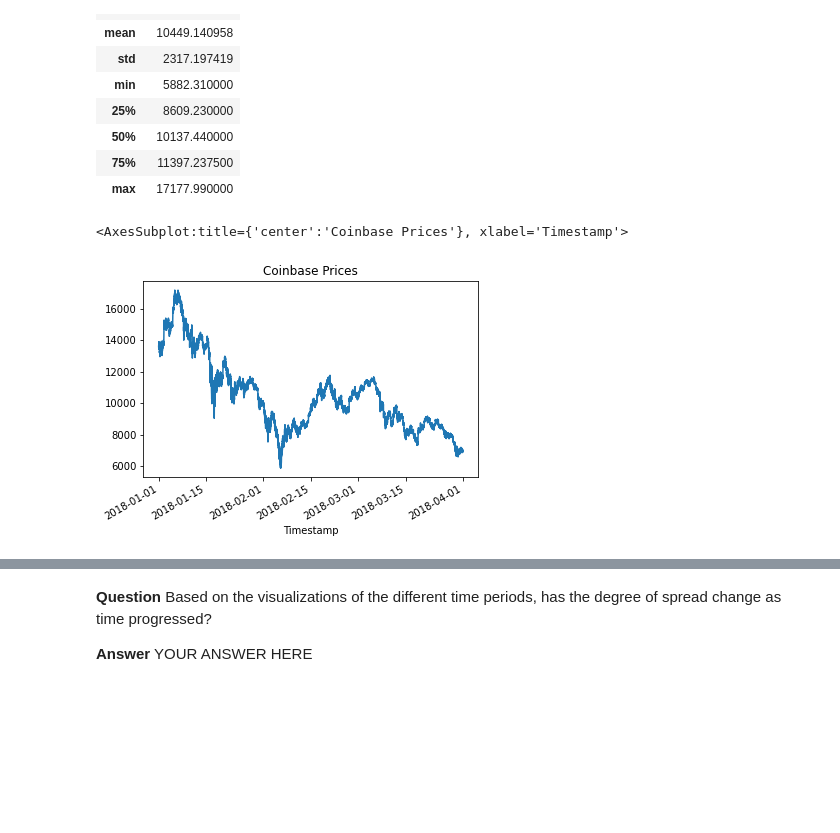
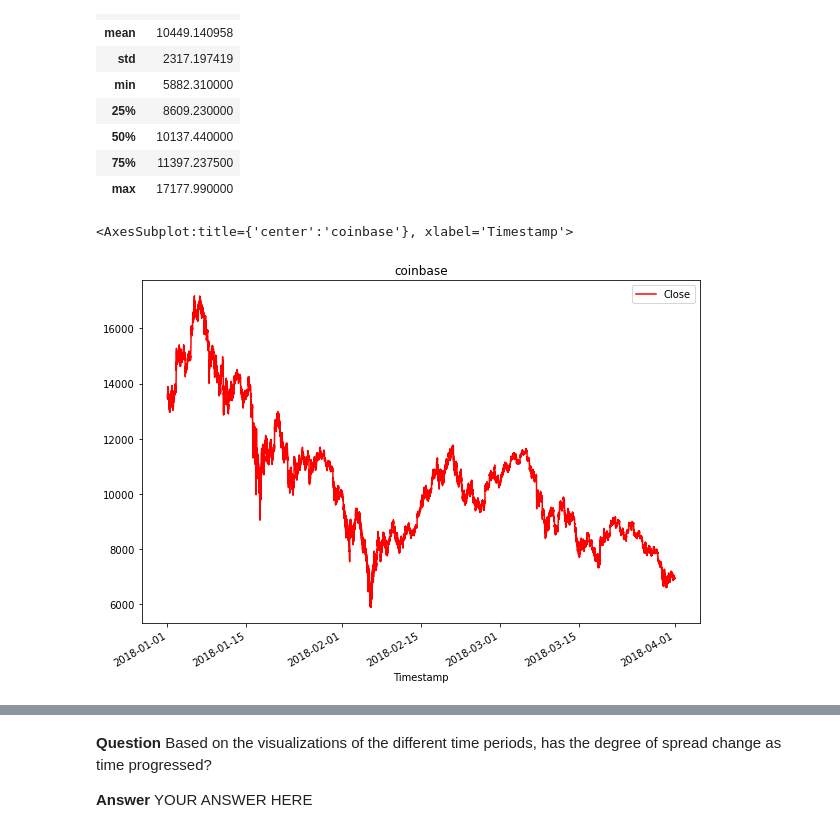
Before and after one commit to Ahmed-Mahjoub/Crypto_arbitrage, a Jupyter notebook: crypto_arbitrage.ipynb, the cells around one changed output, grey strips where cells are left out. Cells and saved outputs as stored; diff of their text form; code cells hidden in the pictures; blank space fills up the shorter version.

```diff
--- a/crypto_arbitrage.ipynb
+++ b/crypto_arbitrage.ipynb
@@ -215,0 +245,3 @@ bitstamp.duplicated().sum()
+# %%
+coinbase["Close"] = coinbase["Close"].str.replace("$","", regex=False).str.replace(",","",regex=False)
+coinbase["Close"]
@@ -215,0 +262,3 @@ bitstamp.duplicated().sum()
+# %%
+coinbase["Close"] = coinbase["Close"].astype("float")
+coinbase.dtypes
@@ -215,0 +274,3 @@ bitstamp.duplicated().sum()
+# %%
+coinbase = coinbase.drop_duplicates().copy()
+coinbase
@@ -249,10 +330,11 @@ bitstamp_sliced = # YOUR CODE HERE
 | 2018-01-01 00:04:00 | 13620.00 |
 # %%
 # Use loc or iloc to select `Timestamp (the index)` and `Close` from coinbase DataFrame
-coinbase_sliced = # YOUR CODE HERE
+coinbase_sliced = coinbase.iloc[:,[3]]# YOUR CODE HERE
 
 # Review the first five rows of the DataFrame
 # YOUR CODE HERE
+coinbase_sliced.head()
 # %% [output]
 |  | Close |
 | Timestamp |  |
@@ -302,10 +386,11 @@ Sort through the time series data associated with the bitstamp and coinbase Data
 # %%
 # Create a line plot for the bitstamp DataFrame for the full length of time in the dataset
 # Be sure that the figure size, title, and color are tailored to each visualization
 # YOUR CODE HERE
+coinbase_sliced.plot(figsize=(10, 7),color= "red" ,title="coinbase")
 # %% [output]
-<AxesSubplot:title={'center':'Coinbase Prices'}, xlabel='Timestamp'>
+<AxesSubplot:title={'center':'coinbase'}, xlabel='Timestamp'>
-[figure, old version]
+[figure, new version]
 # %%
 # Create a line plot for the coinbase DataFrame for the full length of time in the dataset
 # Be sure that the figure size, title, and color are tailored to each visualization
```
Also changed, not shown: parts of 15 cells of this notebook.
